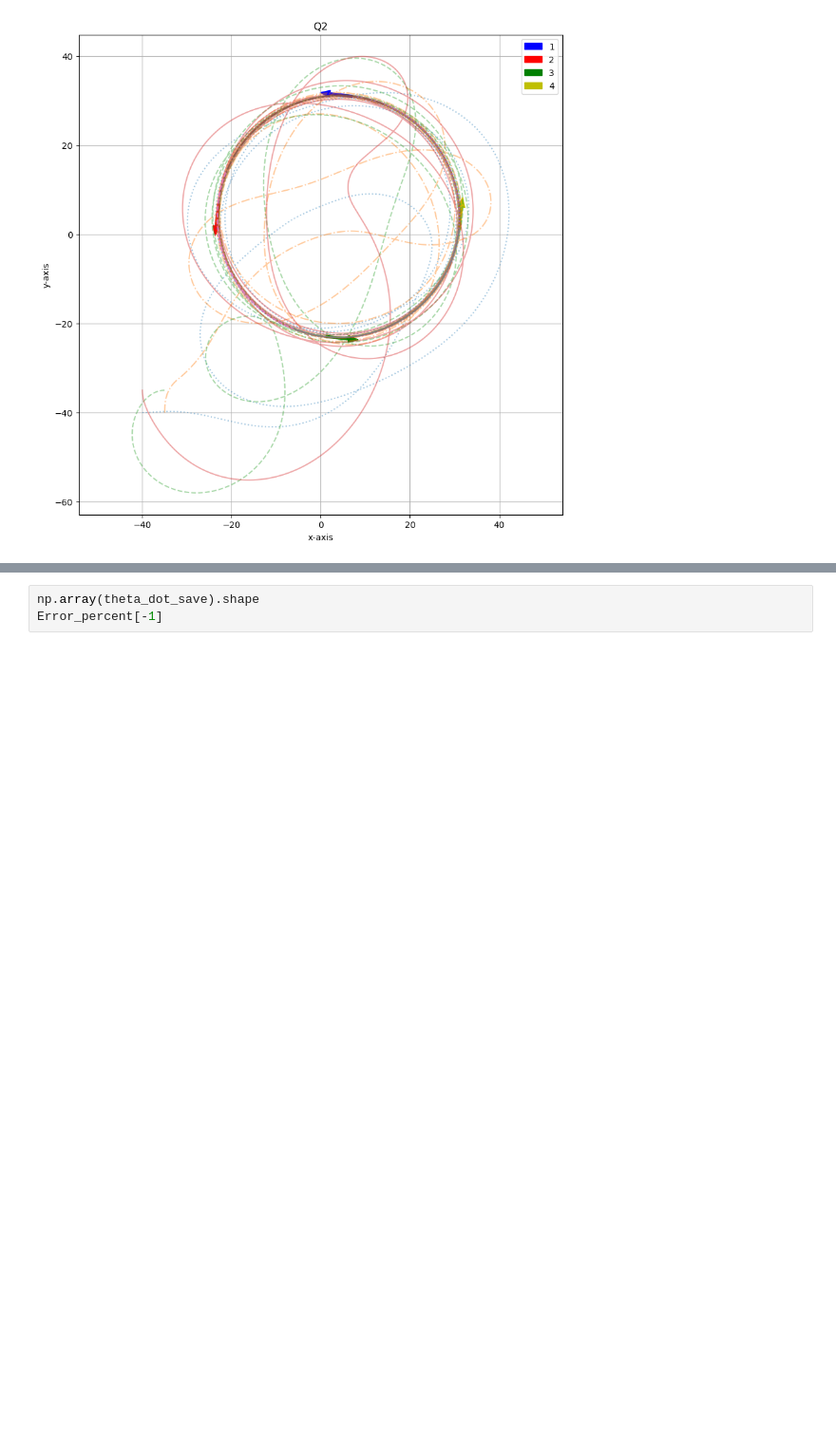
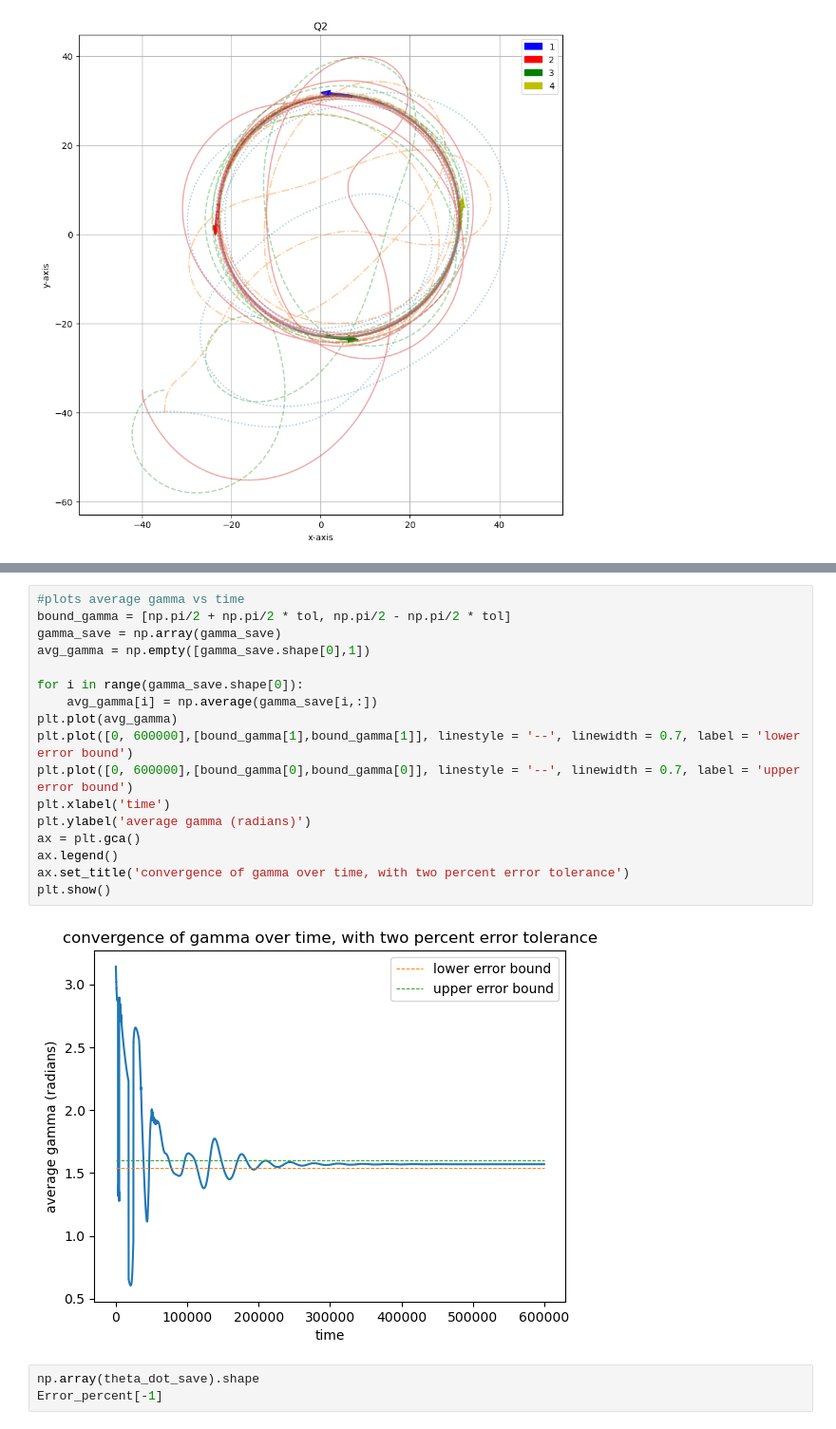
Before and after one commit to kiredoo/crazyflie-basics, a Jupyter notebook: cyclic_persuit_simulation/cyclic.ipynb, the cells around one changed output, grey strips where cells are left out. Shown: that part at 95% size. Cells and saved outputs as stored; diff of their text form; blank space fills up the shorter version.

```diff
--- a/cyclic_persuit_simulation/cyclic.ipynb
+++ b/cyclic_persuit_simulation/cyclic.ipynb
@@ -360,3 +377,22 @@ plt.show()
+# %%
+#plots average gamma vs time
+bound_gamma = [np.pi/2 + np.pi/2 * tol, np.pi/2 - np.pi/2 * tol]
+gamma_save = np.array(gamma_save)
+avg_gamma = np.empty([gamma_save.shape[0],1])
+
+for i in range(gamma_save.shape[0]):
+    avg_gamma[i] = np.average(gamma_save[i,:])
+plt.plot(avg_gamma)
+plt.plot([0, 600000],[bound_gamma[1],bound_gamma[1]], linestyle = '--', linewidth = 0.7, label = 'lower error bound')
+plt.plot([0, 600000],[bound_gamma[0],bound_gamma[0]], linestyle = '--', linewidth = 0.7, label = 'upper error bound')
+plt.xlabel('time')
+plt.ylabel('average gamma (radians)')
+ax = plt.gca()
+ax.legend()
+ax.set_title('convergence of gamma over time, with two percent error tolerance')
+plt.show()
+# %% [output]
+[figure, added]
 # %%
 np.array(theta_dot_save).shape
 Error_percent[-1]
```
Also changed, not shown: parts of 9 cells of this notebook, 5 other files.
